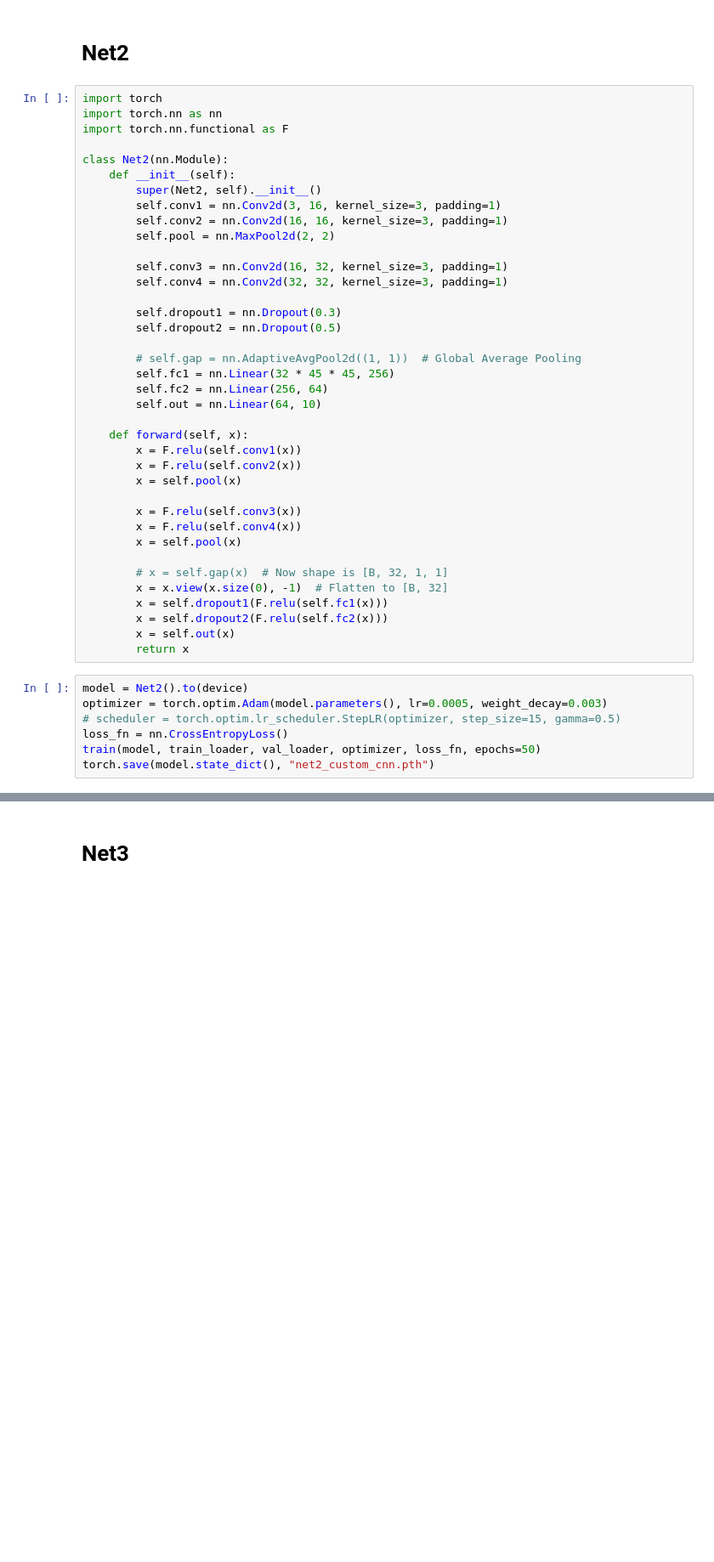
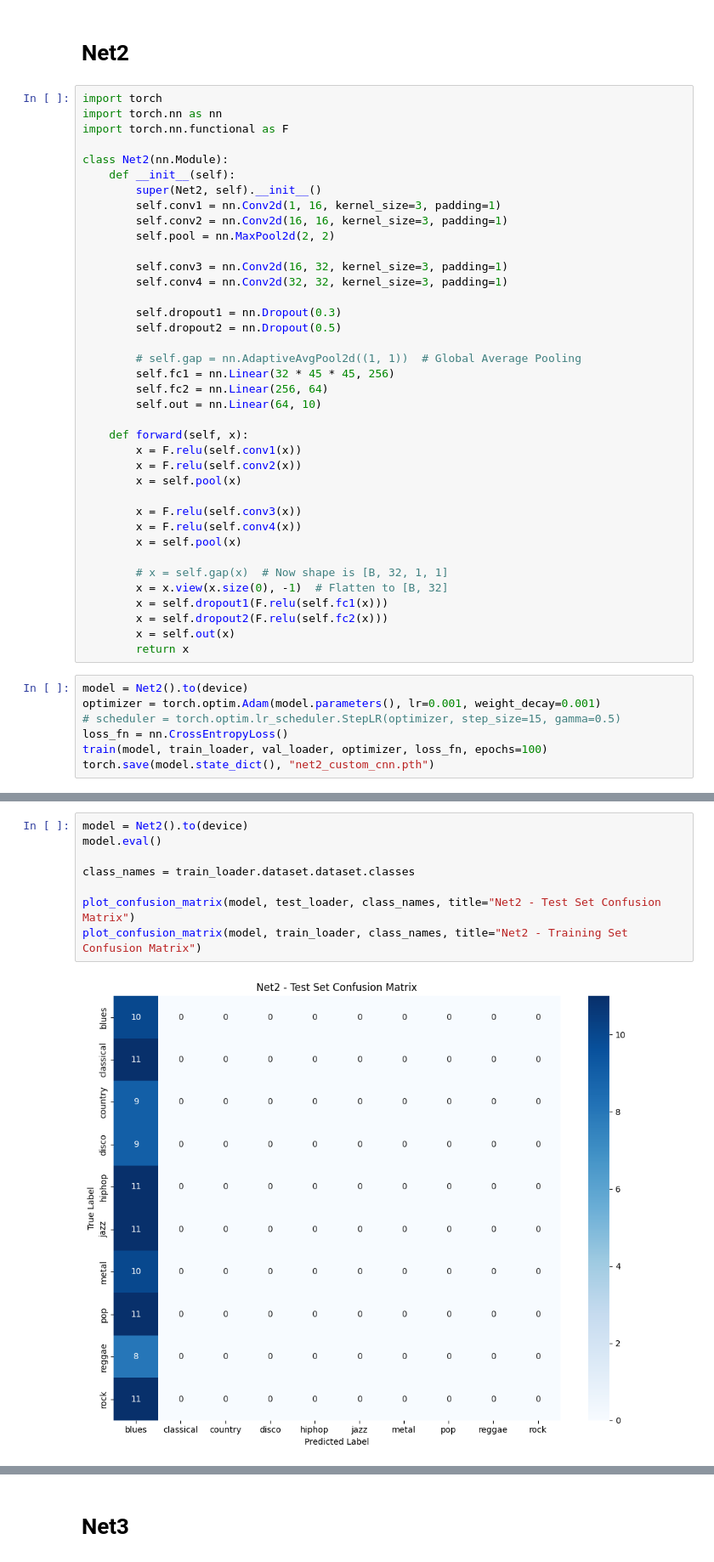
Before and after one commit to xCamelot2001/music-genre-classification, a Jupyter notebook: Networks.ipynb, the cells around one changed output, grey strips where cells are left out. Shown at 85% size. Saved outputs shown, nothing was run; the diff lists cells and outputs as text; blank space fills up the shorter version.

```diff
--- a/Networks.ipynb
+++ b/Networks.ipynb
@@ -142,7 +212,7 @@ import torch.nn.functional as F
 class Net2(nn.Module):
     def __init__(self):
         super(Net2, self).__init__()
-        self.conv1 = nn.Conv2d(3, 16, kernel_size=3, padding=1)
+        self.conv1 = nn.Conv2d(1, 16, kernel_size=3, padding=1)
         self.conv2 = nn.Conv2d(16, 16, kernel_size=3, padding=1)
         self.pool = nn.MaxPool2d(2, 2)
 
@@ -174,9 +244,9 @@ class Net2(nn.Module):
         return x
 # %%
 model = Net2().to(device)
-optimizer = torch.optim.Adam(model.parameters(), lr=0.0005, weight_decay=0.003)
+optimizer = torch.optim.Adam(model.parameters(), lr=0.001, weight_decay=0.001)
 # scheduler = torch.optim.lr_scheduler.StepLR(optimizer, step_size=15, gamma=0.5)
 loss_fn = nn.CrossEntropyLoss()
-train(model, train_loader, val_loader, optimizer, loss_fn, epochs=50)
+train(model, train_loader, val_loader, optimizer, loss_fn, epochs=100)
 torch.save(model.state_dict(), "net2_custom_cnn.pth")
 # %% [output]
@@ -212,0 +282,10 @@ print(f"✅ Test Acc: {test_acc:.2%}")
+# %%
+model = Net2().to(device)
+model.eval()
+
+class_names = train_loader.dataset.dataset.classes
+
+plot_confusion_matrix(model, test_loader, class_names, title="Net2 - Test Set Confusion Matrix")
+plot_confusion_matrix(model, train_loader, class_names, title="Net2 - Training Set Confusion Matrix")
+# %% [output]
+[figure, added]
```
Also changed, not shown: parts of 11 cells of this notebook, 2 other files.
